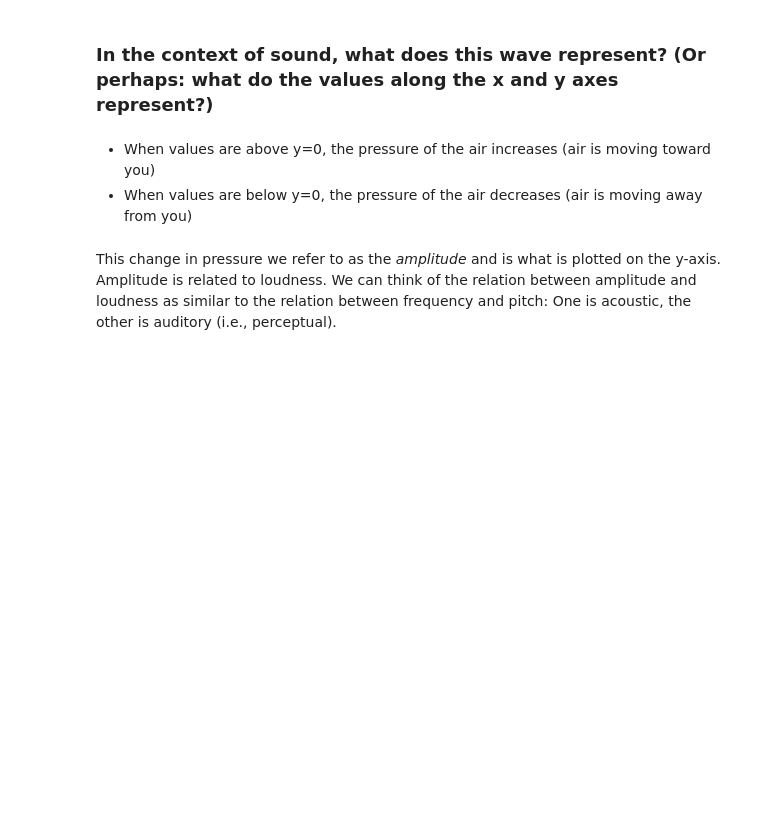
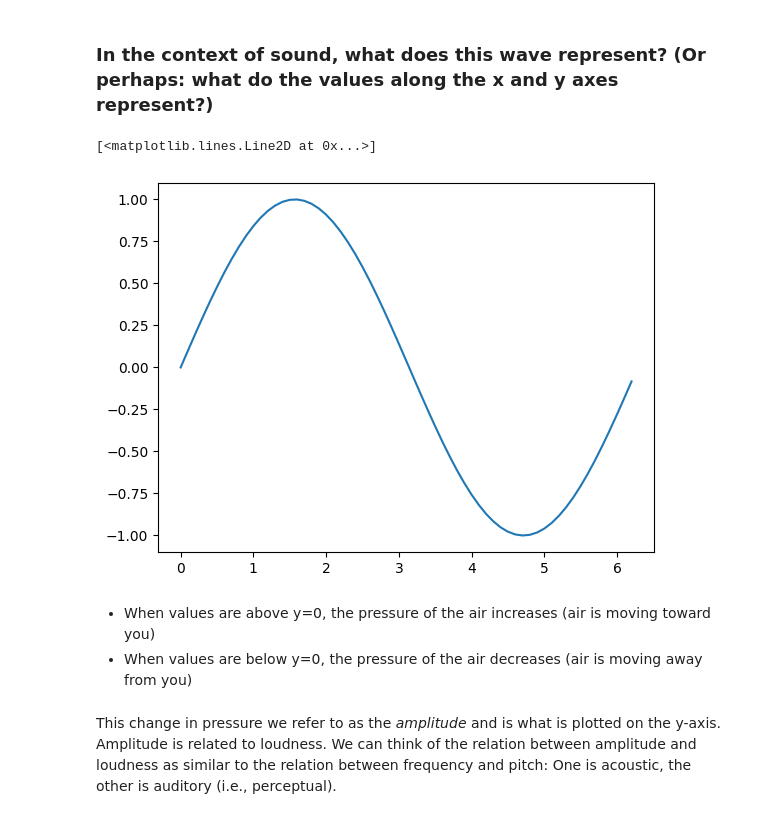
Before and after one commit to MrSesameSeed/AudioTechII, a Jupyter notebook: Lectures-Blank/Lesson04a_Sinusoids.ipynb, the cells around one changed output. Cells and saved outputs as stored; diff of their text form; code cells hidden in the pictures; blank space fills up the shorter version.

```diff
--- a/Lectures-Blank/Lesson04a_Sinusoids.ipynb
+++ b/Lectures-Blank/Lesson04a_Sinusoids.ipynb
@@ -22,6 +26,11 @@ matplotlib.rcParams['figure.figsize'] = (8, 4)
 # %%
 #Change in air pressure over time
 x = np.arange(0, 2*np.pi, 0.1)
+y = np.sin(x)
+plt.plot(x, y)
+# %% [output]
+[<matplotlib.lines.Line2D at 0x...>]
+[figure, added]
 # %% [markdown]
 * When values are above y=0, the pressure of the air increases (air is moving toward you)
 * When values are below y=0, the pressure of the air decreases (air is moving away from you)
```
Also changed, not shown: parts of 25 cells of this notebook.
